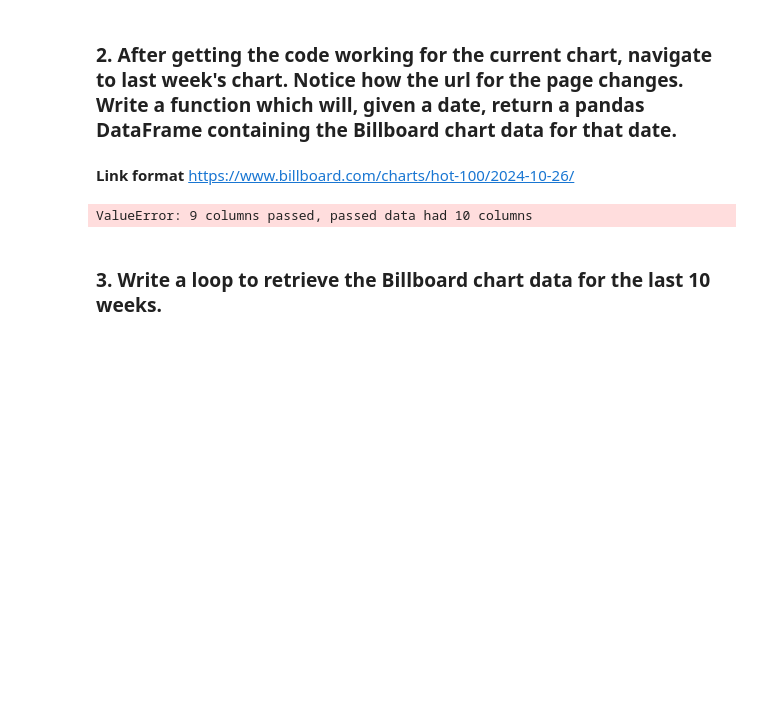
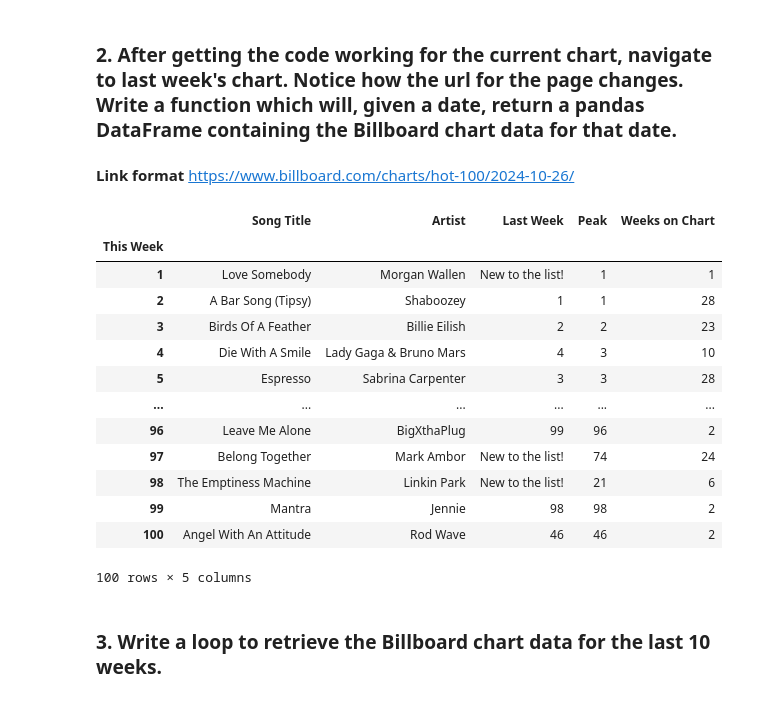
Before and after one commit to nss-data-science-cohort-8/webscraping-DrewRichard7, a Jupyter notebook: webscraping_practice.ipynb, the cells around one changed output. Cells and saved outputs as stored; diff of their text form; code cells hidden in the pictures; blank space fills up the shorter version.

Commit message:
function written with default values, will get data for the week of any date specified.

```diff
--- a/webscraping_practice.ipynb
+++ b/webscraping_practice.ipynb
@@ -252,7 +264,20 @@ https://www.billboard.com/charts/hot-100/2024-10-26/
 # %%
-# date = '2024-10-17'
-# get_billboard_chart(date)
+# date = '2024-02-10'
+get_billboard_chart()
 # %% [output]
+|  | Song Title | Artist | Last Week | Peak | Weeks on Chart |
+| This Week |  |  |  |  |  |
+| 1 | Love Somebody | Morgan Wallen | New to the list! | 1 | 1 |
+| 2 | A Bar Song (Tipsy) | Shaboozey | 1 | 1 | 28 |
+| 3 | Birds Of A Feather | Billie Eilish | 2 | 2 | 23 |
+| 4 | Die With A Smile | Lady Gaga & Bruno Mars | 4 | 3 | 10 |
+| 5 | Espresso | Sabrina Carpenter | 3 | 3 | 28 |
+| ... | ... | ... | ... | ... | ... |
+| 96 | Leave Me Alone | BigXthaPlug | 99 | 96 | 2 |
+| 97 | Belong Together | Mark Ambor | New to the list! | 74 | 24 |
+| 98 | The Emptiness Machine | Linkin Park | New to the list! | 21 | 6 |
+| 99 | Mantra | Jennie | 98 | 98 | 2 |
+| 100 | Angel With An Attitude | Rod Wave | 46 | 46 | 2 |
-ValueError: 9 columns passed, passed data had 10 columns
+100 rows × 5 columns
 # %% [markdown]
 ### 3. Write a loop to retrieve the Billboard chart data for the last 10 weeks.
```
Also changed, not shown: parts of 2 cells of this notebook.
